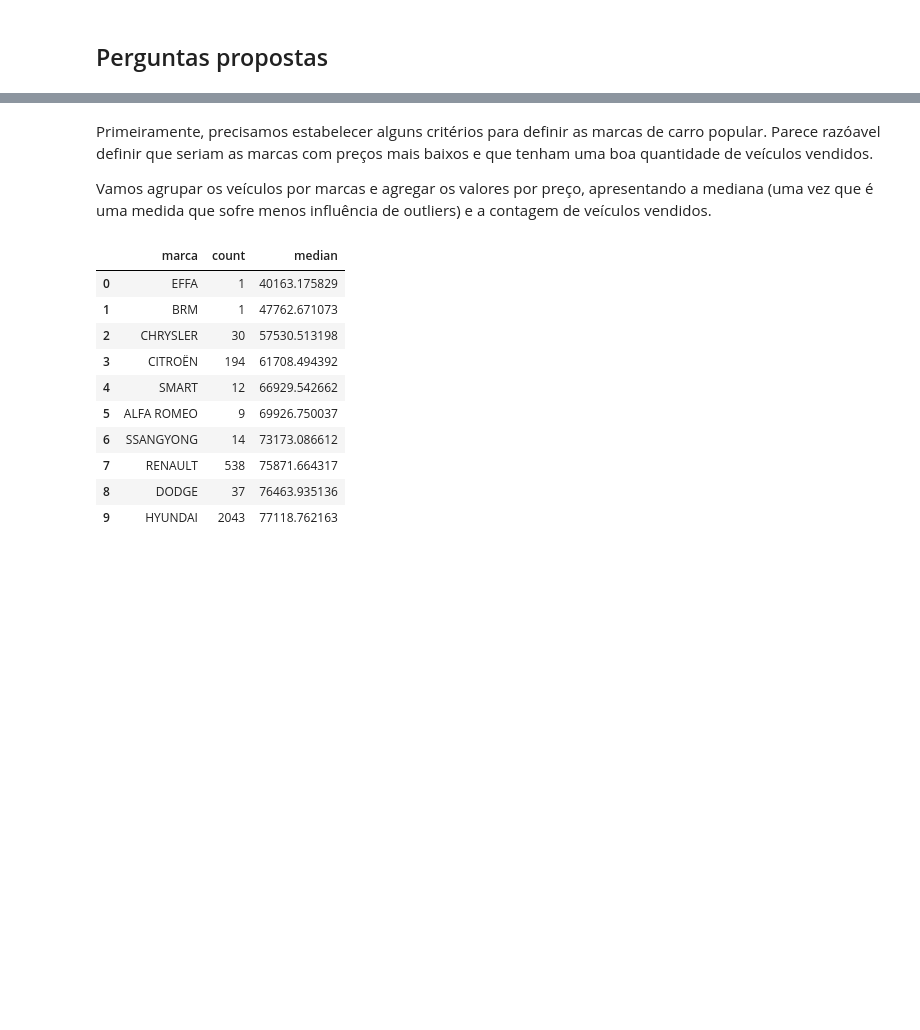
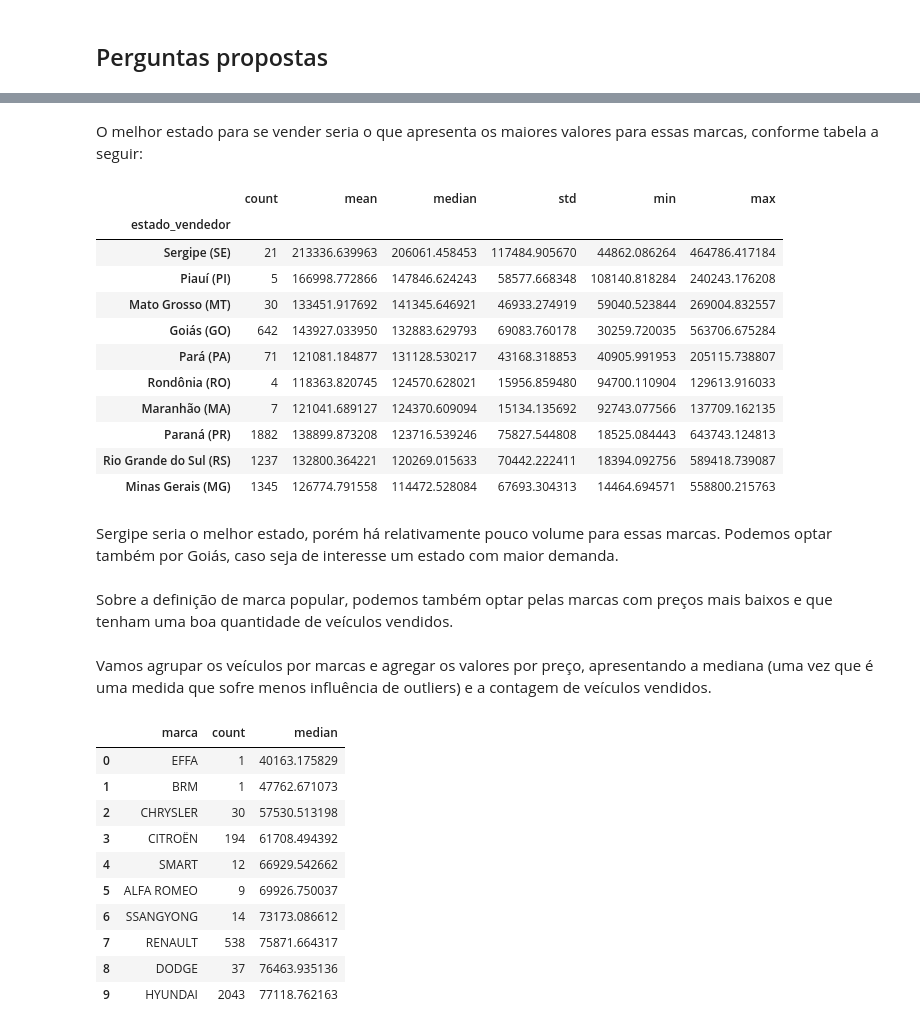
Before and after one commit to renatoinomata/indicium-data-science, a Jupyter notebook: cars_eda.ipynb, the cells around one changed output, grey strips where cells are left out. Saved outputs shown, nothing was run; the diff lists cells and outputs as text; code cells hidden in the pictures; blank space fills up the shorter version.

Commit message:
reescrito parte dos carros populares

```diff
--- a/cars_eda.ipynb
+++ b/cars_eda.ipynb
@@ -1964,0 +1967,4 @@ Em geral, percebe-se que vendedores PJ
+# %%
+top10_marcas_populares = df.marca.value_counts().head(10).reset_index()
+display(top10_marcas_populares)
+top10_marcas_populares = top10_marcas_populares['index'].to_list()
@@ -1965,5 +1983,29 @@ Em geral, percebe-se que vendedores PJ
+# %% [markdown]
+O melhor estado para se vender seria o que apresenta os maiores valores para essas marcas, conforme tabela a seguir:
+# %%
+df[df.marca.isin(top10_marcas_populares)] \
+    .groupby('estado_vendedor') \
+    .agg({'preco':['count','mean', 'median', 'std', 'min', 'max']}) \
+    .preco.sort_values('median', ascending=False).head(10) \
+    .style.apply(highlight_max)
+# %% [output]
+|  | count | mean | median | std | min | max |
+| estado_vendedor |  |  |  |  |  |  |
+| Sergipe (SE) | 21 | 213336.639963 | 206061.458453 | 117484.905670 | 44862.086264 | 464786.417184 |
+| Piauí (PI) | 5 | 166998.772866 | 147846.624243 | 58577.668348 | 108140.818284 | 240243.176208 |
+| Mato Grosso (MT) | 30 | 133451.917692 | 141345.646921 | 46933.274919 | 59040.523844 | 269004.832557 |
+| Goiás (GO) | 642 | 143927.033950 | 132883.629793 | 69083.760178 | 30259.720035 | 563706.675284 |
+| Pará (PA) | 71 | 121081.184877 | 131128.530217 | 43168.318853 | 40905.991953 | 205115.738807 |
+| Rondônia (RO) | 4 | 118363.820745 | 124570.628021 | 15956.859480 | 94700.110904 | 129613.916033 |
+| Maranhão (MA) | 7 | 121041.689127 | 124370.609094 | 15134.135692 | 92743.077566 | 137709.162135 |
+| Paraná (PR) | 1882 | 138899.873208 | 123716.539246 | 75827.544808 | 18525.084443 | 643743.124813 |
+| Rio Grande do Sul (RS) | 1237 | 132800.364221 | 120269.015633 | 70442.222411 | 18394.092756 | 589418.739087 |
+| Minas Gerais (MG) | 1345 | 126774.791558 | 114472.528084 | 67693.304313 | 14464.694571 | 558800.215763 |
+# %% [markdown]
+Sergipe seria o melhor estado, porém há relativamente pouco volume para essas marcas. Podemos optar também por Goiás, caso seja de interesse um estado com maior demanda.
+# %% [markdown]
+Sobre a definição de marca popular, podemos também optar pelas marcas com preços mais baixos e que tenham uma boa quantidade de veículos vendidos.
 # %% [markdown]
-Primeiramente, precisamos estabelecer alguns critérios para definir as marcas de carro popular. Parece razóavel definir que seriam as marcas com preços mais baixos e que tenham uma boa quantidade de veículos vendidos.
 
 Vamos agrupar os veículos por marcas e agregar os valores por preço, apresentando a mediana (uma vez que é uma medida que sofre menos influência de outliers) e a contagem de veículos vendidos.
 # %%
```
Also changed, not shown: parts of 5 cells of this notebook, 1 other file.
